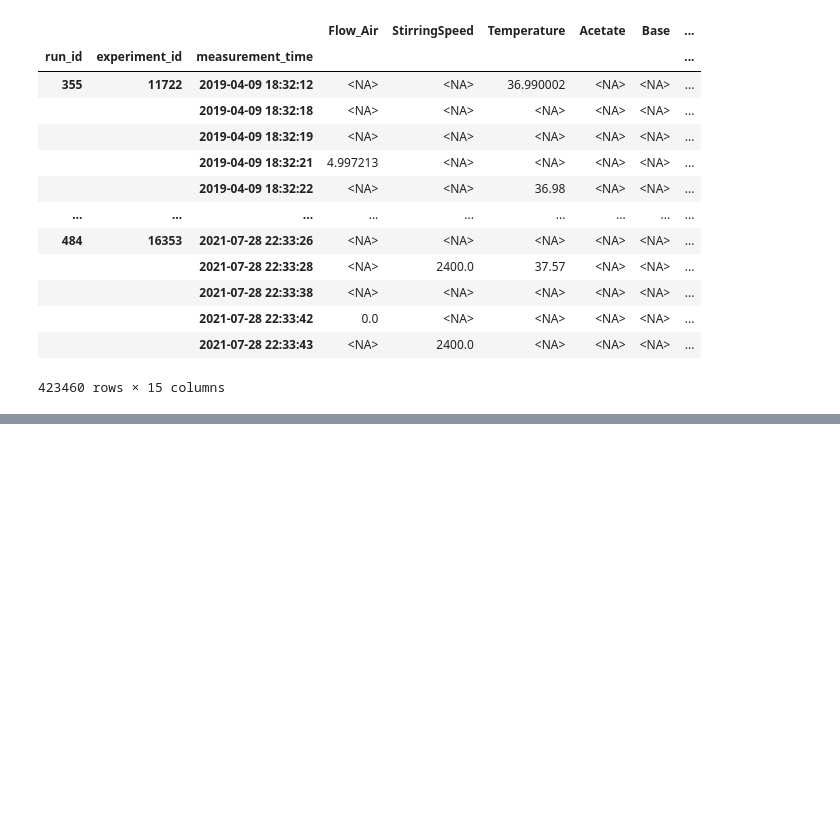
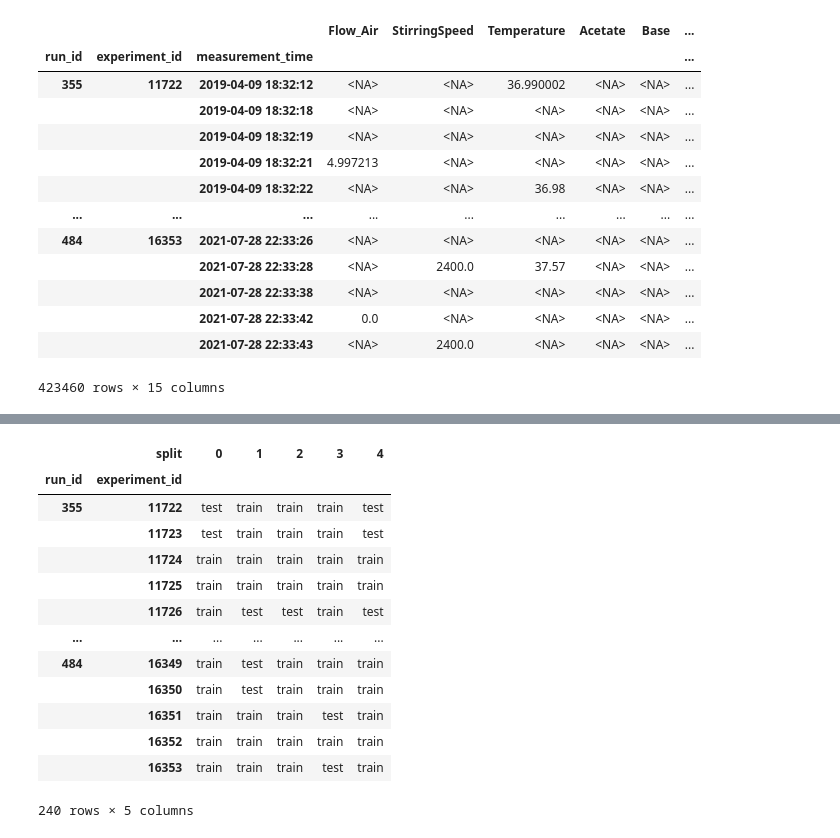
Before and after one commit to randolf-scholz/tsdm, a Jupyter notebook: dev/datasets/kiwi_experiments_and_run_355.ipynb, the cells around one changed output, grey strips where cells are left out. Drawn from its saved outputs; the diff is of its cells as text; code cells hidden in the pictures; blank space fills up the shorter version.

```diff
--- a/dev/datasets/kiwi_experiments_and_run_355.ipynb
+++ b/dev/datasets/kiwi_experiments_and_run_355.ipynb
@@ -925,0 +907,18 @@ aggregated.drop(columns="unit").groupby(["run_id", "experiment_id", "measurement
+# %%
+task = KIWI_RUNS_TASK()
+task.split_idx
+# %% [output]
+|  | split | 0 | 1 | 2 | 3 | 4 |
+| run_id | experiment_id |  |  |  |  |  |
+| 355 | 11722 | test | train | train | train | test |
+|  | 11723 | test | train | train | train | test |
+|  | 11724 | train | train | train | train | train |
+|  | 11725 | train | train | train | train | train |
+|  | 11726 | train | test | test | train | test |
+| ... | ... | ... | ... | ... | ... | ... |
+| 484 | 16349 | train | test | train | train | train |
+|  | 16350 | train | test | train | train | train |
+|  | 16351 | train | train | train | test | train |
+|  | 16352 | train | train | train | train | train |
+|  | 16353 | train | train | train | test | train |
+240 rows × 5 columns
```
Also changed, not shown: parts of 10 cells of this notebook, 3 other files.
